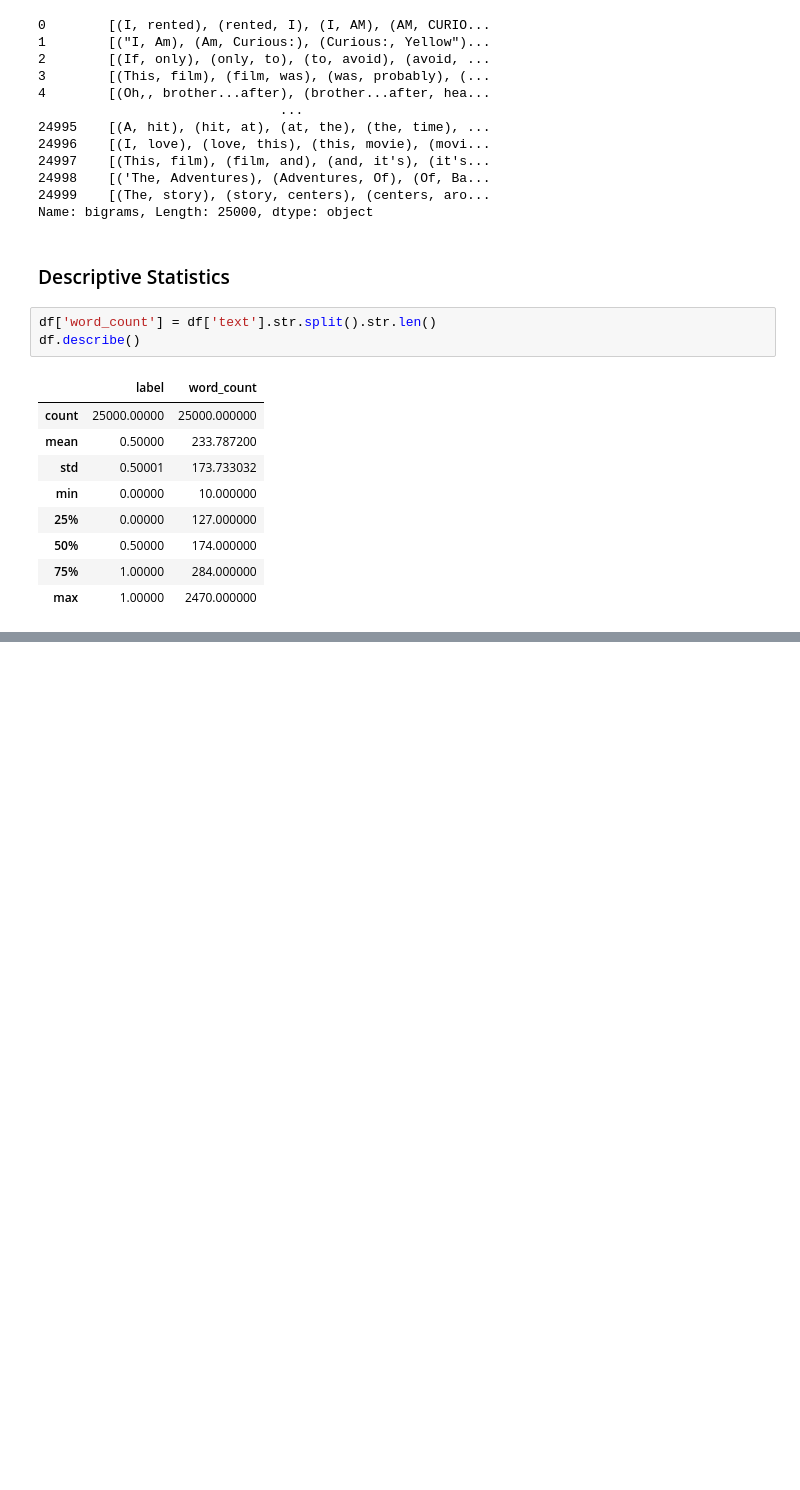
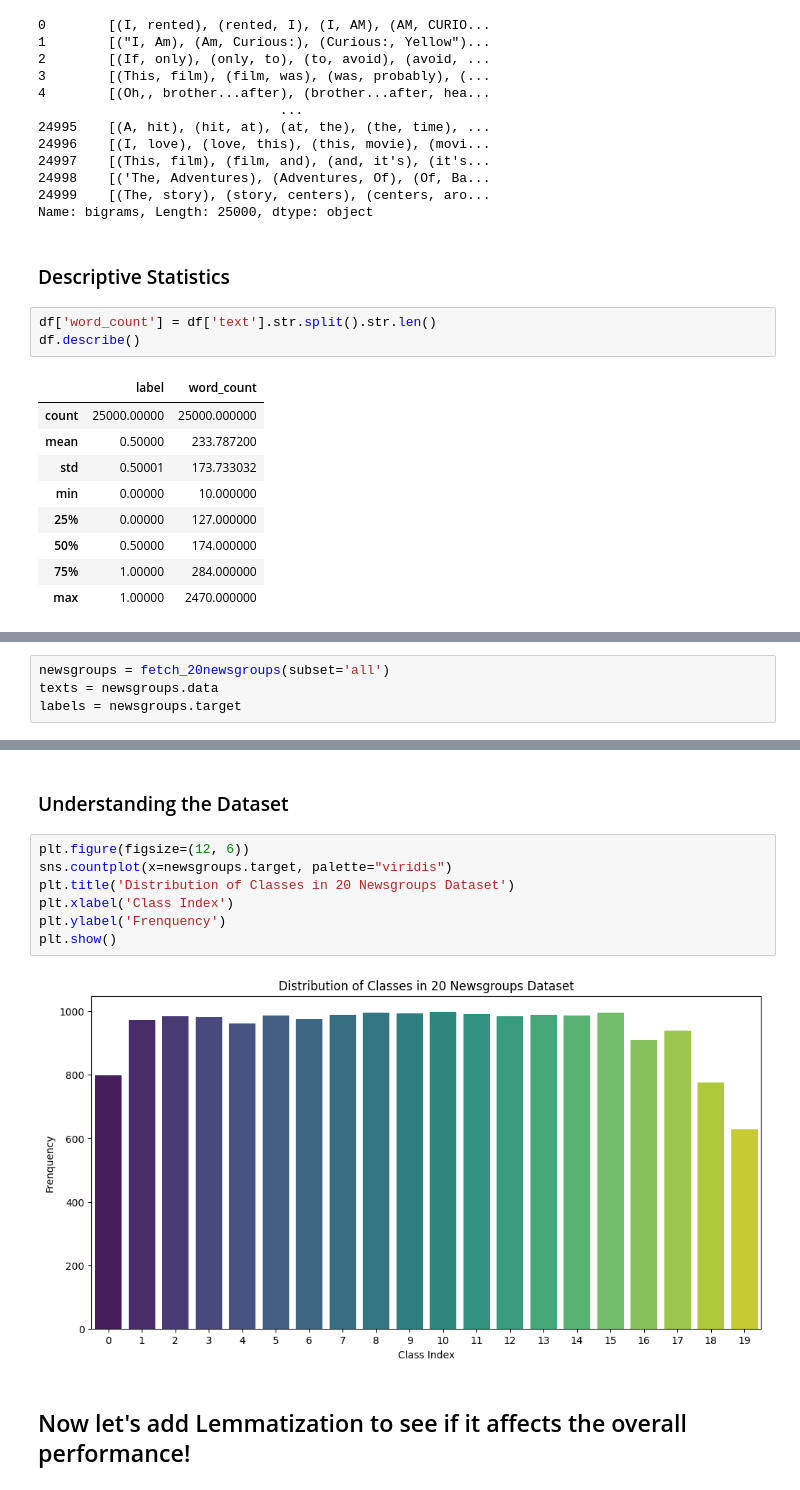
Before and after one commit to cx-olquinjica/Deep-Learning-Personal-Notebooks, a Jupyter notebook: basics/basis/natural language processing/linear text classification/bag_of_words_words.ipynb, the cells around one changed output, grey strips where cells are left out. Saved outputs shown, nothing was run; the diff lists cells and outputs as text; blank space fills up the shorter version.

```diff
--- a/basics/basis/natural language processing/linear text classification/bag_of_words_words.ipynb
+++ b/basics/basis/natural language processing/linear text classification/bag_of_words_words.ipynb
@@ -286,0 +300,4 @@ $$\textbf{f}(\textbf{x}, y)$$ is a feature function, that maps the bag of words
+# %%
+newsgroups = fetch_20newsgroups(subset='all')
+texts = newsgroups.data
+labels = newsgroups.target
@@ -286,0 +382,13 @@ $$\textbf{f}(\textbf{x}, y)$$ is a feature function, that maps the bag of words
+# %% [markdown]
+### Understanding the Dataset
+# %%
+plt.figure(figsize=(12, 6))
+sns.countplot(x=newsgroups.target, palette="viridis")
+plt.title('Distribution of Classes in 20 Newsgroups Dataset')
+plt.xlabel('Class Index')
+plt.ylabel('Frenquency')
+plt.show()
+# %% [output]
+[figure, added]
+# %% [markdown]
+## Now let's add Lemmatization to see if it affects the overall performance!
```
Also changed, not shown: parts of 27 cells of this notebook.
